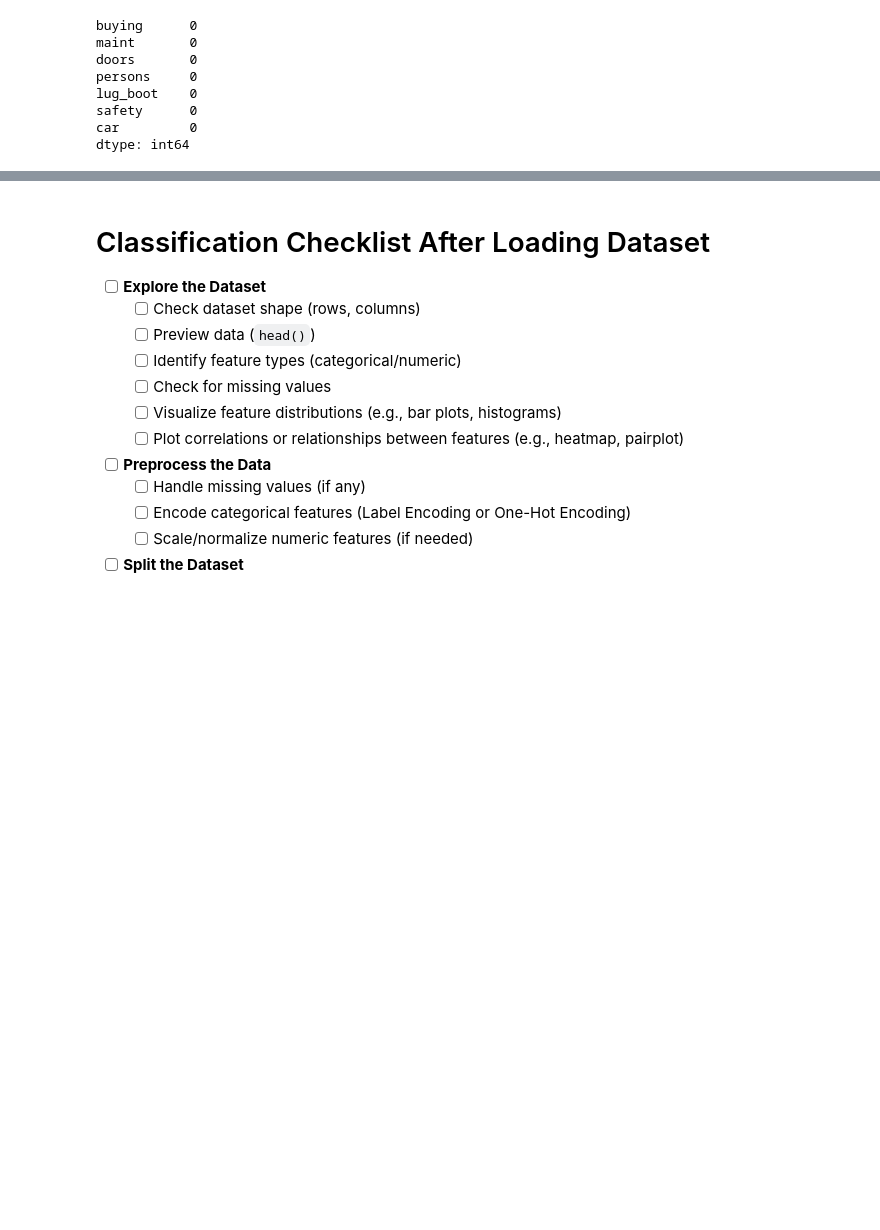
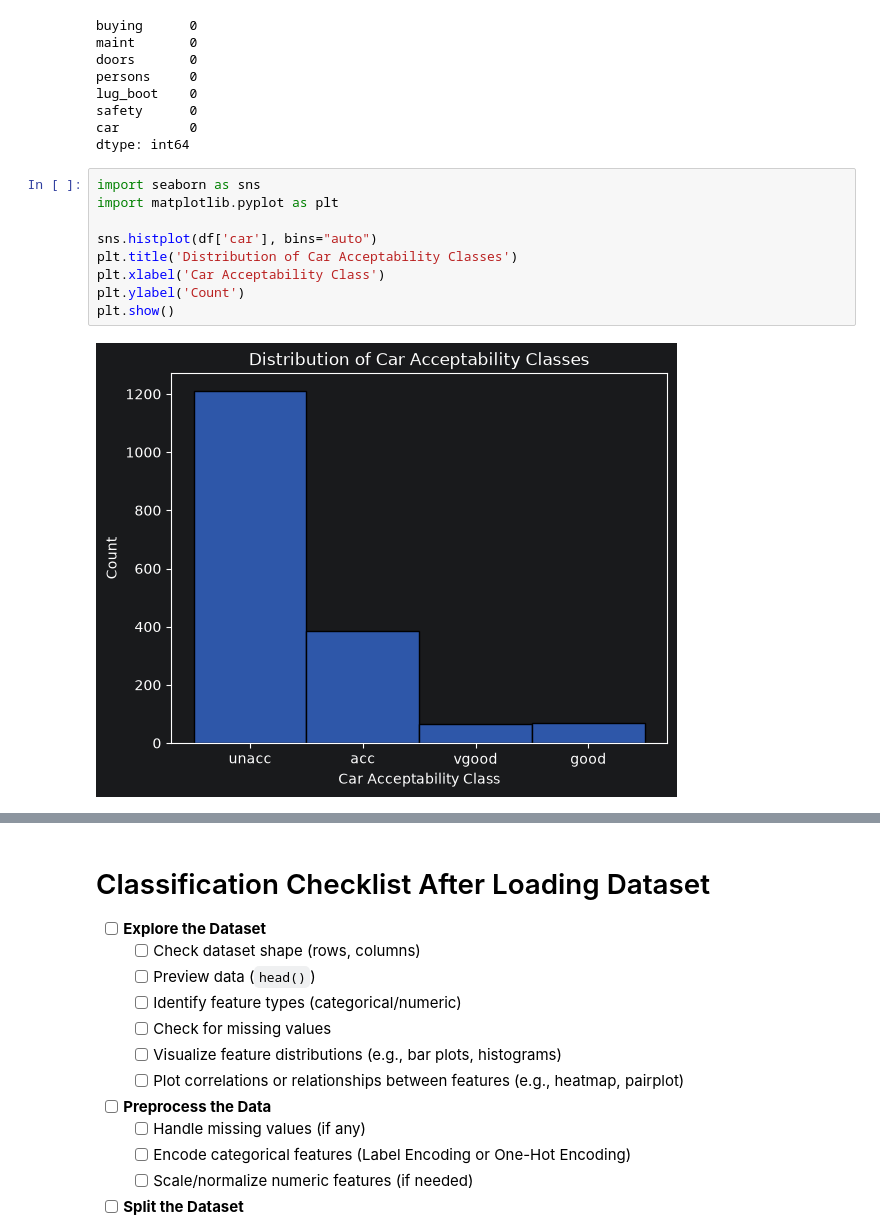
Before and after one commit to kovexison/Practica-AI, a Jupyter notebook: 02-ML-Classification/cars_acceptability_classification.ipynb, the cells around one changed output, grey strips where cells are left out. Drawn from its saved outputs; the diff is of its cells as text; blank space fills up the shorter version.

```diff
--- a/02-ML-Classification/cars_acceptability_classification.ipynb
+++ b/02-ML-Classification/cars_acceptability_classification.ipynb
@@ -139,3 +140,14 @@ lug_boot    0
 safety      0
 car         0
 dtype: int64
+# %%
+import seaborn as sns
+import matplotlib.pyplot as plt
+
+sns.histplot(df['car'], bins="auto")
+plt.title('Distribution of Car Acceptability Classes')
+plt.xlabel('Car Acceptability Class')
+plt.ylabel('Count')
+plt.show()
+# %% [output]
+[figure, added]
```
Also changed, not shown: parts of 17 cells of this notebook.
